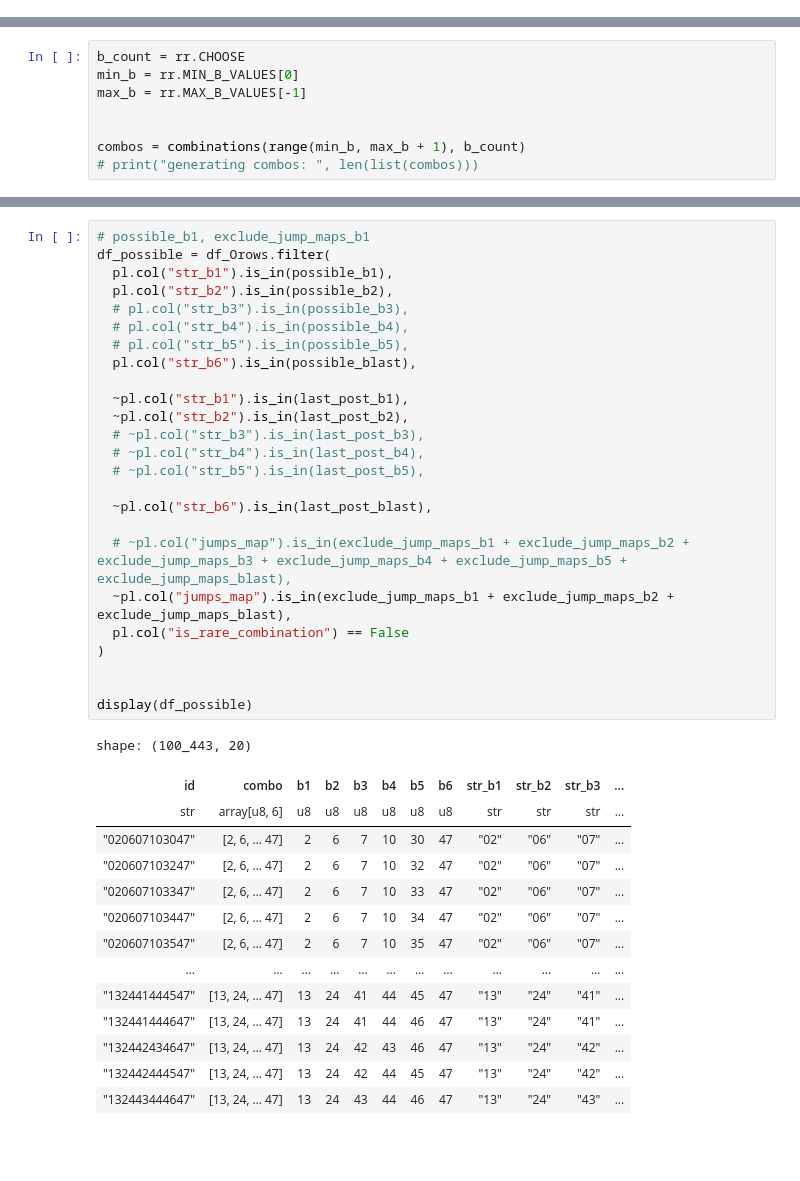
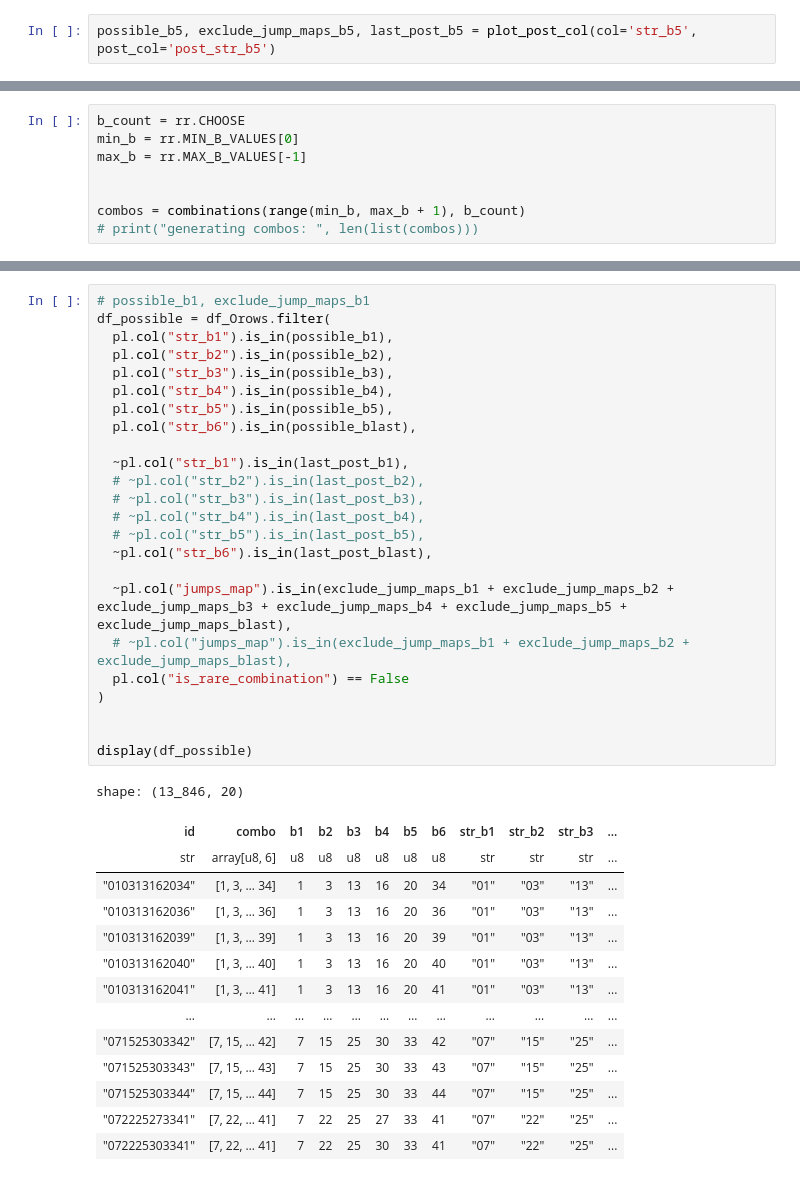
Before and after one commit to coins5/tinkapp.v4, a Jupyter notebook: explore_bolillas_v3_TNK.ipynb, the cells around one changed output, grey strips where cells are left out. Drawn from its saved outputs; the diff is of its cells as text; blank space fills up the shorter version.

```diff
--- a/explore_bolillas_v3_TNK.ipynb
+++ b/explore_bolillas_v3_TNK.ipynb
@@ -367,0 +481,2 @@ Resolved plan until failure:
+# %%
+possible_b5, exclude_jump_maps_b5, last_post_b5 = plot_post_col(col='str_b5', post_col='post_str_b5')
@@ -513,43 +650,42 @@ shape: (10, 20)
 # %%
 # possible_b1, exclude_jump_maps_b1
 df_possible = df_Orows.filter(
   pl.col("str_b1").is_in(possible_b1),
   pl.col("str_b2").is_in(possible_b2),
-  # pl.col("str_b3").is_in(possible_b3),
-  # pl.col("str_b4").is_in(possible_b4),
-  # pl.col("str_b5").is_in(possible_b5),
+  pl.col("str_b3").is_in(possible_b3),
+  pl.col("str_b4").is_in(possible_b4),
+  pl.col("str_b5").is_in(possible_b5),
   pl.col("str_b6").is_in(possible_blast),
 
   ~pl.col("str_b1").is_in(last_post_b1),
-  ~pl.col("str_b2").is_in(last_post_b2),
+  # ~pl.col("str_b2").is_in(last_post_b2),
   # ~pl.col("str_b3").is_in(last_post_b3),
   # ~pl.col("str_b4").is_in(last_post_b4),
   # ~pl.col("str_b5").is_in(last_post_b5),
-
   ~pl.col("str_b6").is_in(last_post_blast),
 
-  # ~pl.col("jumps_map").is_in(exclude_jump_maps_b1 + exclude_jump_maps_b2 + exclude_jump_maps_b3 + exclude_jump_maps_b4 + exclude_jump_maps_b5 + exclude_jump_maps_blast),
-  ~pl.col("jumps_map").is_in(exclude_jump_maps_b1 + exclude_jump_maps_b2 + exclude_jump_maps_blast),
+  ~pl.col("jumps_map").is_in(exclude_jump_maps_b1 + exclude_jump_maps_b2 + exclude_jump_maps_b3 + exclude_jump_maps_b4 + exclude_jump_maps_b5 + exclude_jump_maps_blast),
+  # ~pl.col("jumps_map").is_in(exclude_jump_maps_b1 + exclude_jump_maps_b2 + exclude_jump_maps_blast),
   pl.col("is_rare_combination") == False
 )
 
 
 display(df_possible)
 # %% [output]
-shape: (100_443, 20)
+shape: (13_846, 20)
 | id | combo | b1 | b2 | b3 | b4 | b5 | b6 | str_b1 | str_b2 | str_b3 | ... |
 | str | array[u8, 6] | u8 | u8 | u8 | u8 | u8 | u8 | str | str | str | ... |
-| "020607103047" | [2, 6, … 47] | 2 | 6 | 7 | 10 | 30 | 47 | "02" | "06" | "07" | ... |
-| "020607103247" | [2, 6, … 47] | 2 | 6 | 7 | 10 | 32 | 47 | "02" | "06" | "07" | ... |
-| "020607103347" | [2, 6, … 47] | 2 | 6 | 7 | 10 | 33 | 47 | "02" | "06" | "07" | ... |
-| "020607103447" | [2, 6, … 47] | 2 | 6 | 7 | 10 | 34 | 47 | "02" | "06" | "07" | ... |
-| "020607103547" | [2, 6, … 47] | 2 | 6 | 7 | 10 | 35 | 47 | "02" | "06" | "07" | ... |
+| "010313162034" | [1, 3, … 34] | 1 | 3 | 13 | 16 | 20 | 34 | "01" | "03" | "13" | ... |
+| "010313162036" | [1, 3, … 36] | 1 | 3 | 13 | 16 | 20 | 36 | "01" | "03" | "13" | ... |
+| "010313162039" | [1, 3, … 39] | 1 | 3 | 13 | 16 | 20 | 39 | "01" | "03" | "13" | ... |
+| "010313162040" | [1, 3, … 40] | 1 | 3 | 13 | 16 | 20 | 40 | "01" | "03" | "13" | ... |
+| "010313162041" | [1, 3, … 41] | 1 | 3 | 13 | 16 | 20 | 41 | "01" | "03" | "13" | ... |
 | … | … | … | … | … | … | … | … | … | … | … | ... |
-| "132441444547" | [13, 24, … 47] | 13 | 24 | 41 | 44 | 45 | 47 | "13" | "24" | "41" | ... |
-| "132441444647" | [13, 24, … 47] | 13 | 24 | 41 | 44 | 46 | 47 | "13" | "24" | "41" | ... |
-| "132442434647" | [13, 24, … 47] | 13 | 24 | 42 | 43 | 46 | 47 | "13" | "24" | "42" | ... |
-| "132442444547" | [13, 24, … 47] | 13 | 24 | 42 | 44 | 45 | 47 | "13" | "24" | "42" | ... |
-| "132443444647" | [13, 24, … 47] | 13 | 24 | 43 | 44 | 46 | 47 | "13" | "24" | "43" | ... |
+| "071525303342" | [7, 15, … 42] | 7 | 15 | 25 | 30 | 33 | 42 | "07" | "15" | "25" | ... |
+| "071525303343" | [7, 15, … 43] | 7 | 15 | 25 | 30 | 33 | 43 | "07" | "15" | "25" | ... |
+| "071525303344" | [7, 15, … 44] | 7 | 15 | 25 | 30 | 33 | 44 | "07" | "15" | "25" | ... |
+| "072225273341" | [7, 22, … 41] | 7 | 22 | 25 | 27 | 33 | 41 | "07" | "22" | "25" | ... |
+| "072225303341" | [7, 22, … 41] | 7 | 22 | 25 | 30 | 33 | 41 | "07" | "22" | "25" | ... |
 # %%
 df_possible.sample(n=1)
 # %% [output]
```
Also changed, not shown: parts of 11 cells of this notebook, 3 other files.
